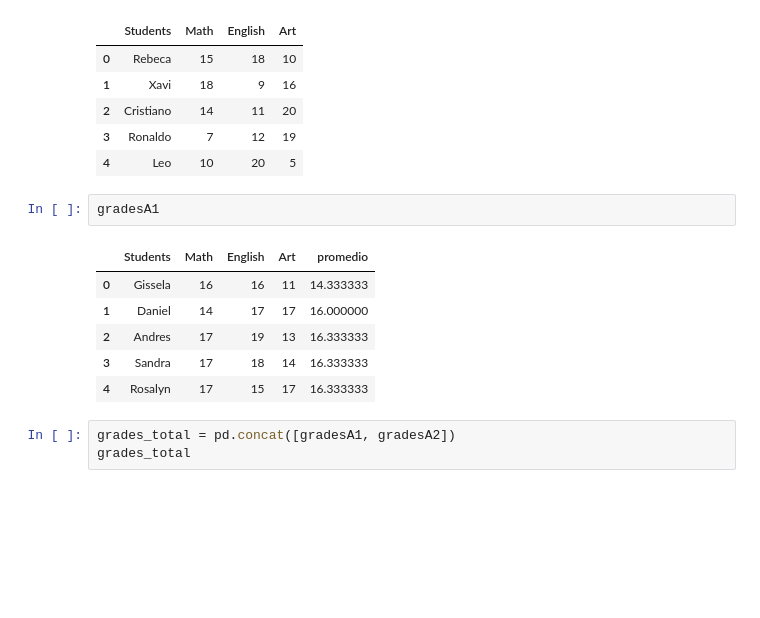
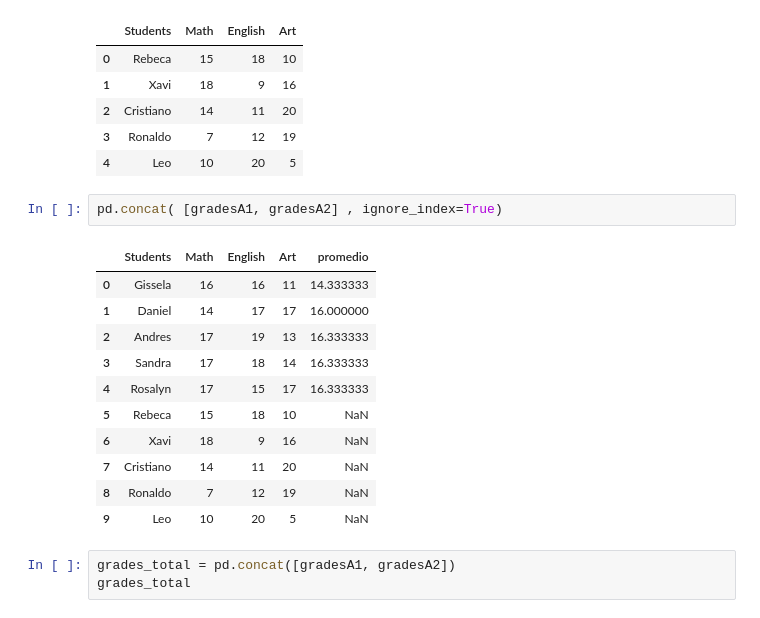
Before and after one commit to alexanderquispe/Diplomado_PUCP, a Jupyter notebook: Lecture_3/Lecture_3.ipynb, the cells around one changed output. Saved outputs shown, nothing was run; the diff lists cells and outputs as text; blank space fills up the shorter version.

```diff
--- a/Lecture_3/Lecture_3.ipynb
+++ b/Lecture_3/Lecture_3.ipynb
@@ -678,15 +614,20 @@ gradesA2
 | 2 | Cristiano | 14 | 11 | 20 |
 | 3 | Ronaldo | 7 | 12 | 19 |
 | 4 | Leo | 10 | 20 | 5 |
-# %%
-gradesA1
-# %% [output]
-|  | Students | Math | English | Art | promedio |
-| 0 | Gissela | 16 | 16 | 11 | 14.333333 |
-| 1 | Daniel | 14 | 17 | 17 | 16.000000 |
-| 2 | Andres | 17 | 19 | 13 | 16.333333 |
-| 3 | Sandra | 17 | 18 | 14 | 16.333333 |
-| 4 | Rosalyn | 17 | 15 | 17 | 16.333333 |
+# %%
+pd.concat( [gradesA1, gradesA2] , ignore_index=True)
+# %% [output]
+|  | Students | Math | English | Art | promedio |
+| 0 | Gissela | 16 | 16 | 11 | 14.333333 |
+| 1 | Daniel | 14 | 17 | 17 | 16.000000 |
+| 2 | Andres | 17 | 19 | 13 | 16.333333 |
+| 3 | Sandra | 17 | 18 | 14 | 16.333333 |
+| 4 | Rosalyn | 17 | 15 | 17 | 16.333333 |
+| 5 | Rebeca | 15 | 18 | 10 | NaN |
+| 6 | Xavi | 18 | 9 | 16 | NaN |
+| 7 | Cristiano | 14 | 11 | 20 | NaN |
+| 8 | Ronaldo | 7 | 12 | 19 | NaN |
+| 9 | Leo | 10 | 20 | 5 | NaN |
 # %%
 grades_total = pd.concat([gradesA1, gradesA2])
 grades_total
```
Also changed, not shown: parts of 20 cells of this notebook, 1 other file.
